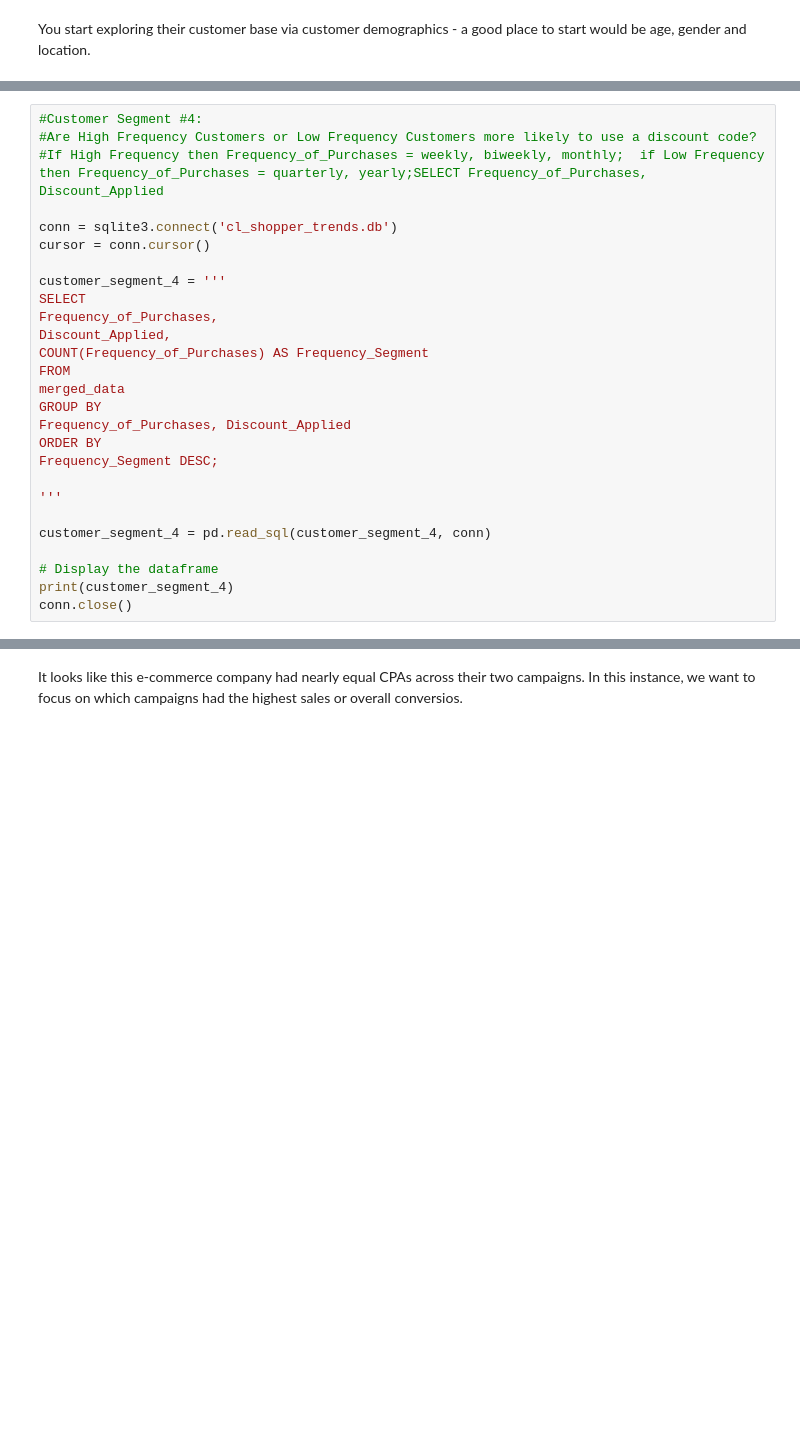
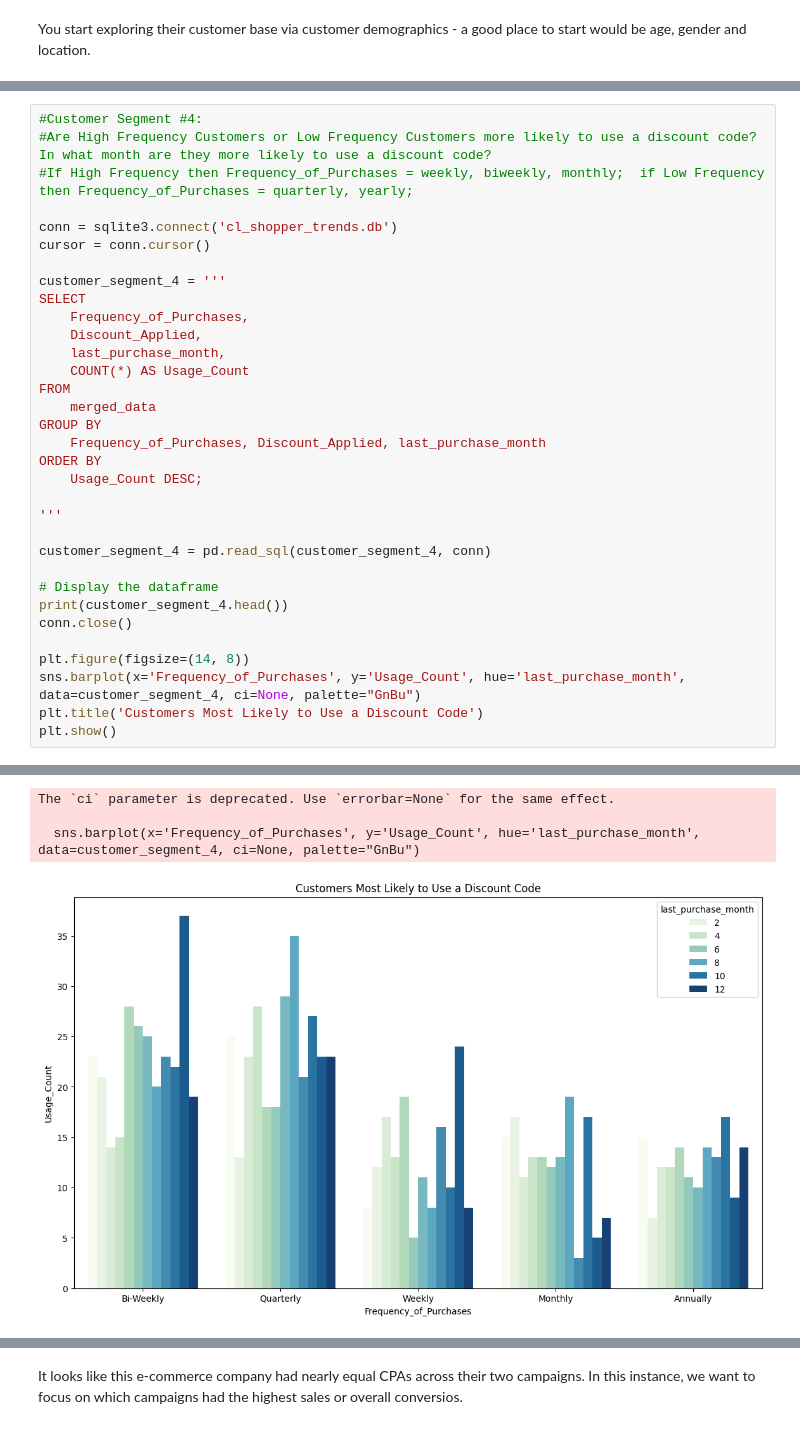
Before and after one commit to maggielittle95/shopper_trends, a Jupyter notebook: marketing_analysis.ipynb, the cells around one changed output, grey strips where cells are left out. Cells and saved outputs as stored; diff of their text form; blank space fills up the shorter version.

```diff
--- a/marketing_analysis.ipynb
+++ b/marketing_analysis.ipynb
@@ -151,28 +157,34 @@ conn.close()
 # %%
 #Customer Segment #4:
-#Are High Frequency Customers or Low Frequency Customers more likely to use a discount code?
-#If High Frequency then Frequency_of_Purchases = weekly, biweekly, monthly;  if Low Frequency then Frequency_of_Purchases = quarterly, yearly;SELECT Frequency_of_Purchases, Discount_Applied
+#Are High Frequency Customers or Low Frequency Customers more likely to use a discount code? In what month are they more likely to use a discount code?
+#If High Frequency then Frequency_of_Purchases = weekly, biweekly, monthly;  if Low Frequency then Frequency_of_Purchases = quarterly, yearly;
 
 conn = sqlite3.connect('cl_shopper_trends.db')
 cursor = conn.cursor()
 
 customer_segment_4 = '''
 SELECT
-Frequency_of_Purchases,
-Discount_Applied,
-COUNT(Frequency_of_Purchases) AS Frequency_Segment
+    Frequency_of_Purchases,
+    Discount_Applied,
+    last_purchase_month,
+    COUNT(*) AS Usage_Count
 FROM
-merged_data
+    merged_data
 GROUP BY
-Frequency_of_Purchases, Discount_Applied
+    Frequency_of_Purchases, Discount_Applied, last_purchase_month
 ORDER BY
-Frequency_Segment DESC;
+    Usage_Count DESC;
 
 '''
 
 customer_segment_4 = pd.read_sql(customer_segment_4, conn)
 
 # Display the dataframe
-print(customer_segment_4)
+print(customer_segment_4.head())
 conn.close()
+
+plt.figure(figsize=(14, 8))
+sns.barplot(x='Frequency_of_Purchases', y='Usage_Count', hue='last_purchase_month', data=customer_segment_4, ci=None, palette="GnBu")
+plt.title('Customers Most Likely to Use a Discount Code')
+plt.show()
 # %% [output]
@@ -187 +197,5 @@ conn.close()
+The `ci` parameter is deprecated. Use `errorbar=None` for the same effect.
+
+  sns.barplot(x='Frequency_of_Purchases', y='Usage_Count', hue='last_purchase_month', data=customer_segment_4, ci=None, palette="GnBu")
+[figure, added]
 # %% [markdown]
```
Also changed, not shown: parts of 22 cells of this notebook.
